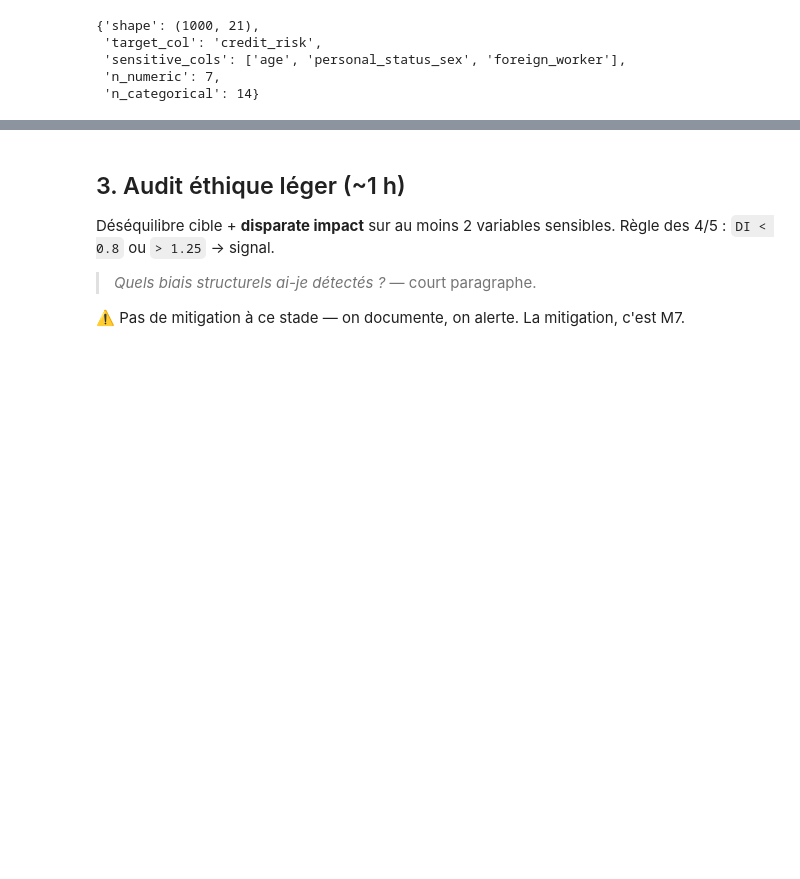
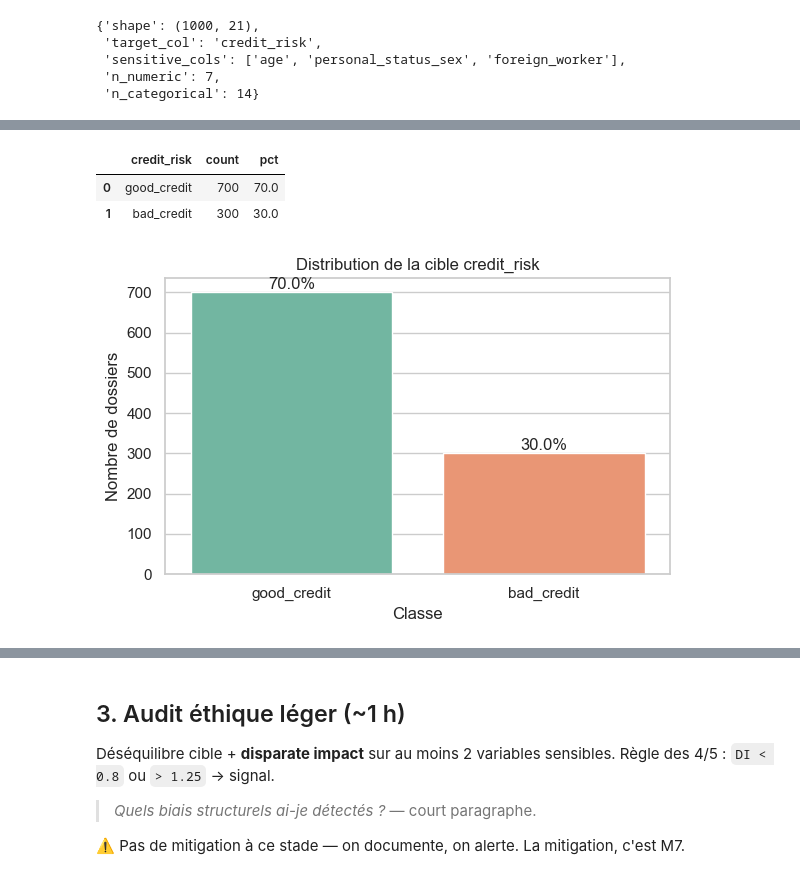
Before and after one commit to Franck-Beugnet/M2-B1-pipe-eckmuhl-franck, a Jupyter notebook: notebooks/M2-B1_template.ipynb, the cells around one changed output, grey strips where cells are left out. Drawn from its saved outputs; the diff is of its cells as text; code cells hidden in the pictures; blank space fills up the shorter version.

```diff
--- a/notebooks/M2-B1_template.ipynb
+++ b/notebooks/M2-B1_template.ipynb
@@ -146,0 +206,21 @@ visualisations** : distribution cible, distribution `age`, distribution
+# %%
+# Visualisation de la distribution de la cible
+target_distribution = df[target_col].value_counts().rename_axis(target_col).reset_index(name='count')
+target_distribution['pct'] = (target_distribution['count'] / len(df) * 100).round(1)
+
+fig, ax = plt.subplots(figsize=(6, 4))
+sns.barplot(data=target_distribution, x=target_col, y='count', hue=target_col, palette='Set2', dodge=False, legend=False, ax=ax)
+ax.set_title('Distribution de la cible credit_risk')
+ax.set_xlabel('Classe')
+ax.set_ylabel('Nombre de dossiers')
+for patch, pct in zip(ax.patches, target_distribution['pct']):
+    ax.annotate(f'{pct}%', (patch.get_x() + patch.get_width() / 2, patch.get_height()), ha='center', va='bottom')
+plt.tight_layout()
+
+display(target_distribution)
+plt.show()
+# %% [output]
+|  | credit_risk | count | pct |
+| 0 | good_credit | 700 | 70.0 |
+| 1 | bad_credit | 300 | 30.0 |
+[figure, added]
```
Also changed, not shown: parts of 7 cells of this notebook.
